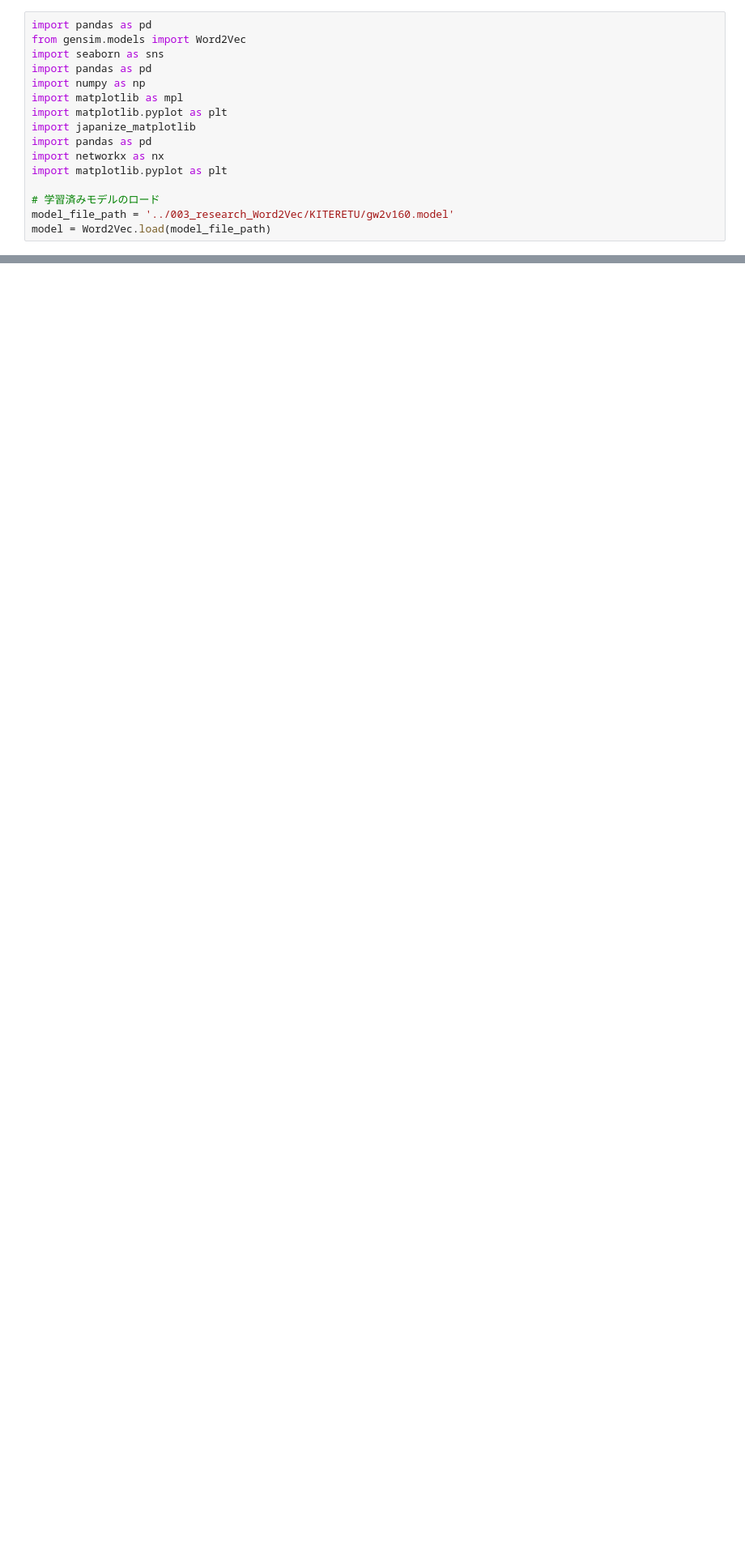
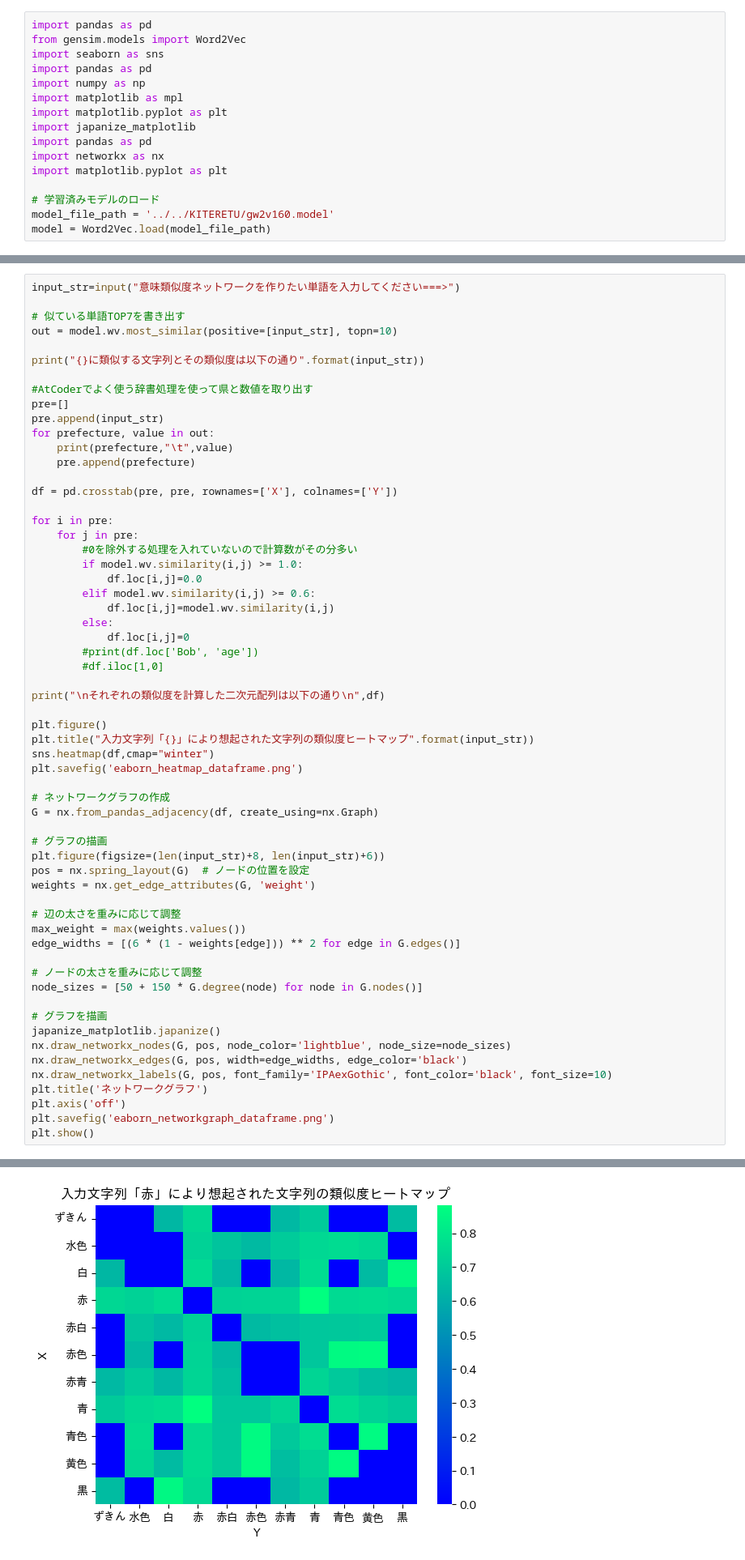
Before and after one commit to Tsora1216/Intelligent_Information_System_Lab_research, a Jupyter notebook: 005_Word2Vec+NetworkX/Word2Vec4NetworkX_v4.ipynb, the cells around one changed output, grey strips where cells are left out. Shown: that part at 81% size. Drawn from its saved outputs; the diff is of its cells as text; blank space fills up the shorter version.

```diff
--- a/005_Word2Vec+NetworkX/Word2Vec4NetworkX_v4.ipynb
+++ b/005_Word2Vec+NetworkX/Word2Vec4NetworkX_v4.ipynb
@@ -33,7 +33,7 @@ import networkx as nx
 import matplotlib.pyplot as plt
 
 # 学習済みモデルのロード
-model_file_path = '../003_research_Word2Vec/KITERETU/gw2v160.model'
+model_file_path = '../../KITERETU/gw2v160.model'
 model = Word2Vec.load(model_file_path)
 # %%
 input_str=input("意味類似度ネットワークを作りたい単語を入力してください===>")
@@ -115,3 +115,64 @@ plt.show()
 # %% [output]
 [figure]
 [figure]
+# %%
+input_str=input("意味類似度ネットワークを作りたい単語を入力してください===>")
+
+# 似ている単語TOP7を書き出す
+out = model.wv.most_similar(positive=[input_str], topn=10)
+
+print("{}に類似する文字列とその類似度は以下の通り".format(input_str))
+
+#AtCoderでよく使う辞書処理を使って県と数値を取り出す
+pre=[]
+pre.append(input_str)
+for prefecture, value in out:
+    print(prefecture,"\t",value)
+    pre.append(prefecture)
+
+df = pd.crosstab(pre, pre, rownames=['X'], colnames=['Y'])
+
+for i in pre:
+    for j in pre:
+        #0を除外する処理を入れていないので計算数がその分多い
+        if model.wv.similarity(i,j) >= 1.0:
+            df.loc[i,j]=0.0
+        elif model.wv.similarity(i,j) >= 0.6:
+            df.loc[i,j]=model.wv.similarity(i,j)
+        else:
+            df.loc[i,j]=0
+        #print(df.loc['Bob', 'age'])
+        #df.iloc[1,0]
+
+print("\nそれぞれの類似度を計算した二次元配列は以下の通り\n",df)
+
+plt.figure()
+plt.title("入力文字列「{}」により想起された文字列の類似度ヒートマップ".format(input_str))
+sns.heatmap(df,cmap="winter")
+plt.savefig('eaborn_heatmap_dataframe.png')
+
+# ネットワークグラフの作成
+G = nx.from_pandas_adjacency(df, create_using=nx.Graph)
+
+# グラフの描画
+plt.figure(figsize=(len(input_str)+8, len(input_str)+6))
+pos = nx.spring_layout(G)  # ノードの位置を設定
+weights = nx.get_edge_attributes(G, 'weight')
+
+# 辺の太さを重みに応じて調整
+max_weight = max(weights.values())
+edge_widths = [(6 * (1 - weights[edge])) ** 2 for edge in G.edges()]
+
+# ノードの太さを重みに応じて調整
+node_sizes = [50 + 150 * G.degree(node) for node in G.nodes()]
+
+# グラフを描画
+japanize_matplotlib.japanize()
+nx.draw_networkx_nodes(G, pos, node_color='lightblue', node_size=node_sizes)
+nx.draw_networkx_edges(G, pos, width=edge_widths, edge_color='black')
+nx.draw_networkx_labels(G, pos, font_family='IPAexGothic', font_color='black', font_size=10)
+plt.title('ネットワークグラフ')
+plt.axis('off')
+plt.savefig('eaborn_networkgraph_dataframe.png')
+plt.show()
+# %% [output]
@@ -117,0 +196 @@ plt.show()
+[figure, added]
```
Also changed, not shown: parts of 1 cell of this notebook, 17 other files.
